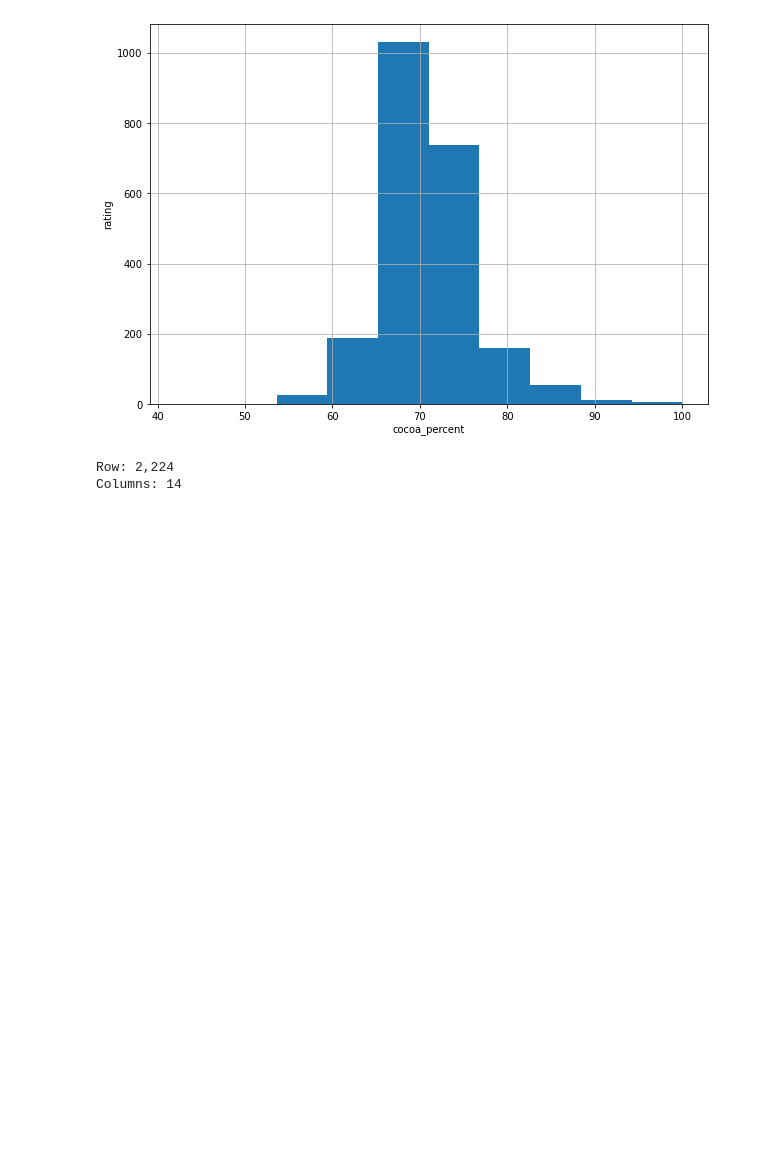
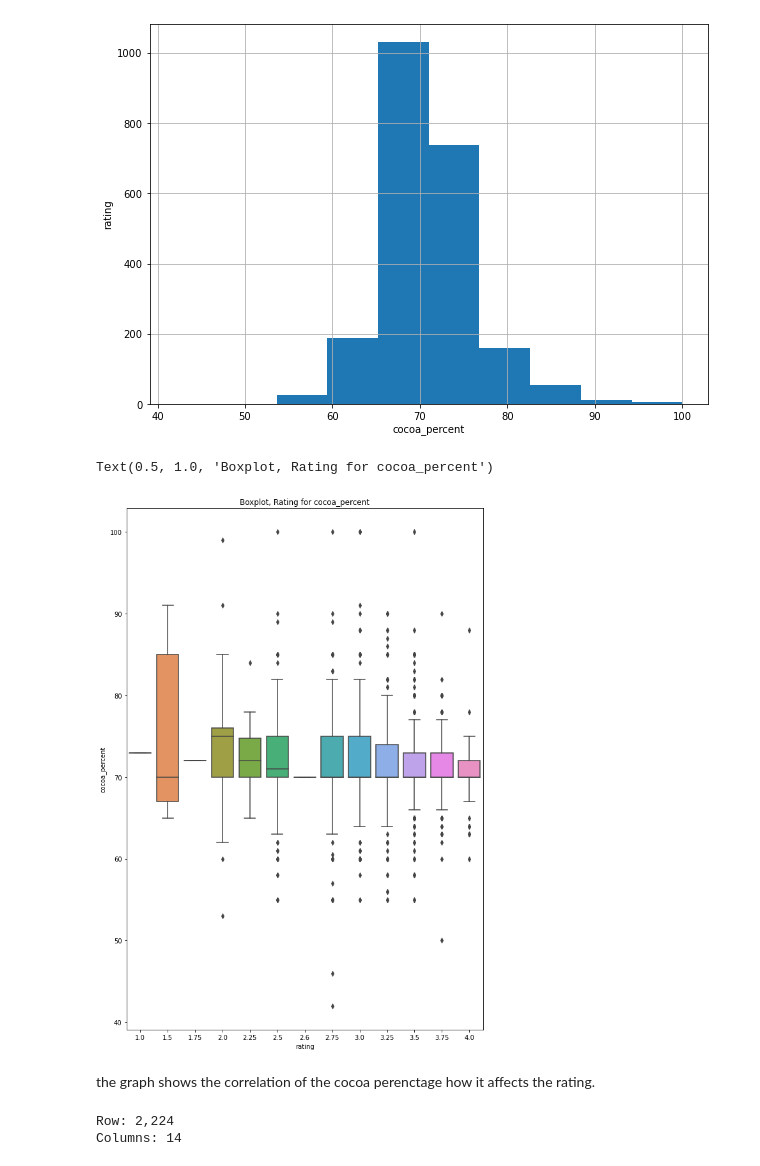
Before and after one commit to Am81456/DATA602, a Jupyter notebook: assignment_#3.ipynb, the cells around one changed output. Saved outputs shown, nothing was run; the diff lists cells and outputs as text; code cells hidden in the pictures; blank space fills up the shorter version.

```diff
--- a/assignment_#3.ipynb
+++ b/assignment_#3.ipynb
@@ -335,6 +335,19 @@ plt.show
 # %% [output]
 <function matplotlib.pyplot.show(close=None, block=None)>
 [figure]
+# %%
+fig, ax = plt.subplots(figsize=[10, 15])
+sns.boxplot(
+    data= data1,
+    y='cocoa_percent',
+    x='rating'
+)
+ax.set_title('Boxplot, Rating for cocoa_percent')
+# %% [output]
+Text(0.5, 1.0, 'Boxplot, Rating for cocoa_percent')
+[figure, added]
+# %% [markdown]
+the graph shows the correlation of the cocoa perenctage how it affects the rating.
 # %%
 print(f'Row: {data1.shape[0]:,}')
 
```
